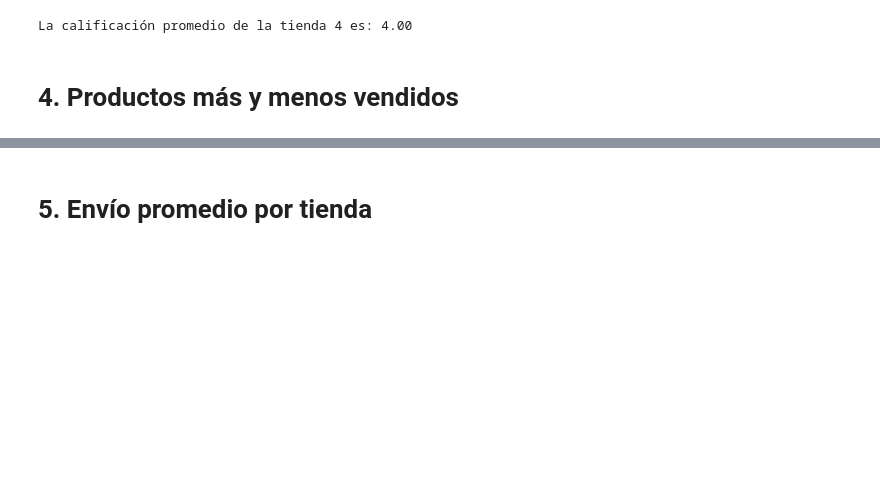
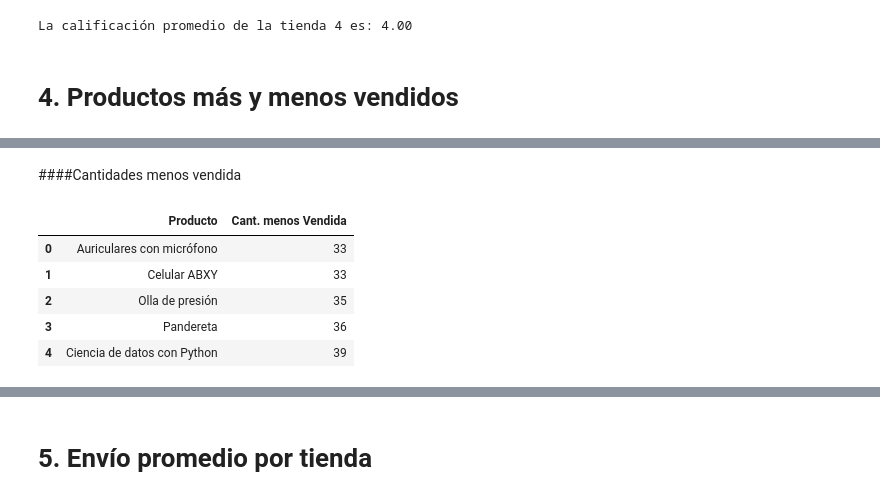
Before and after one commit to ghost22r/challenge-amigo-secreto-aluram, a Jupyter notebook: AluraStoreLatam.ipynb, the cells around one changed output, grey strips where cells are left out. Drawn from its saved outputs; the diff is of its cells as text; code cells hidden in the pictures; blank space fills up the shorter version.

```diff
--- a/AluraStoreLatam.ipynb
+++ b/AluraStoreLatam.ipynb
@@ -157,0 +170,12 @@ La calificación promedio de la tienda 4 es: 4.00
+# %% [markdown]
+####Cantidades menos vendida
+# %%
+prod_menos_vendido_tienda1 = tienda.groupby('Producto').size().sort_values(ascending=True).head().reset_index(name='Cant. menos Vendida')
+prod_menos_vendido_tienda1
+# %% [output]
+|  | Producto | Cant. menos Vendida |
+| 0 | Auriculares con micrófono | 33 |
+| 1 | Celular ABXY | 33 |
+| 2 | Olla de presión | 35 |
+| 3 | Pandereta | 36 |
+| 4 | Ciencia de datos con Python | 39 |
```
Also changed, not shown: parts of 18 cells of this notebook.
